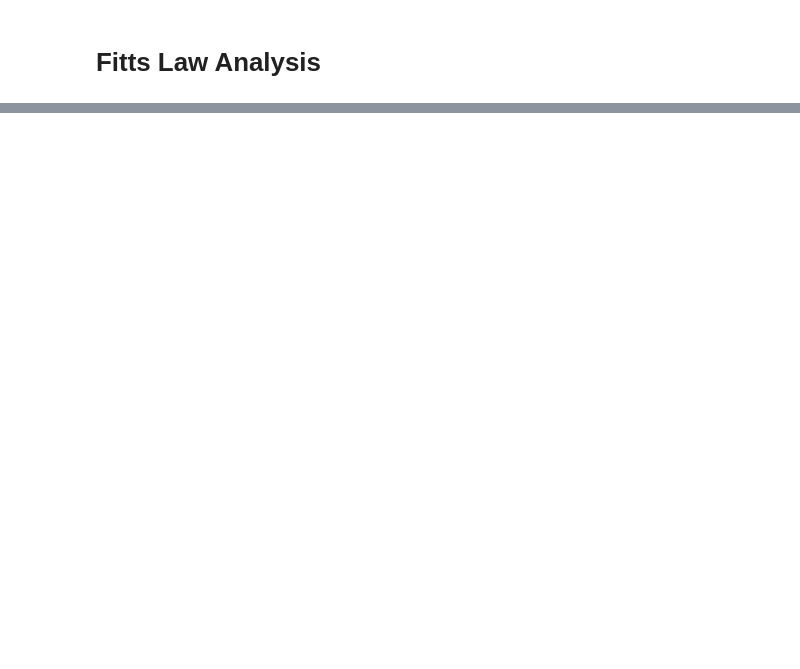
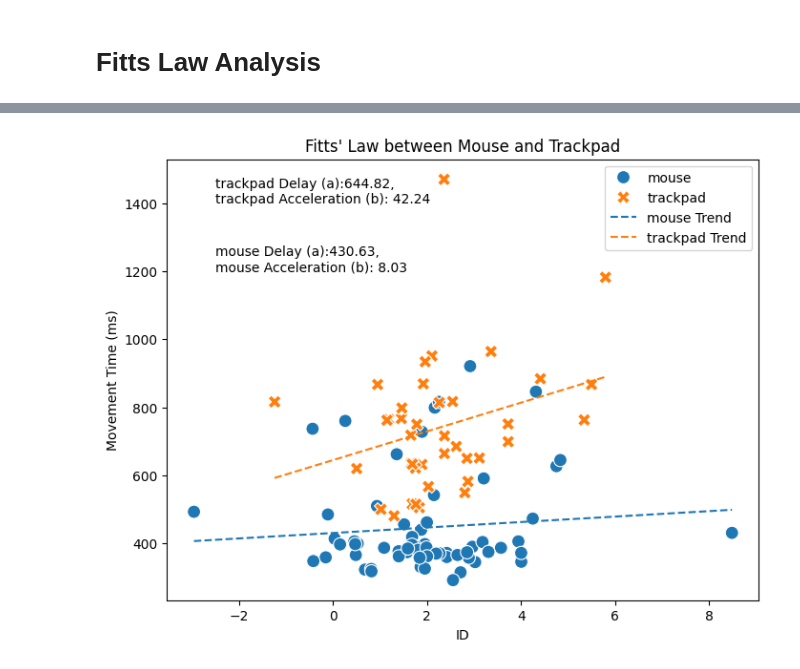
Before and after one commit to jharris876/COSC559_Group3, a Jupyter notebook: data_analysis.ipynb, the cells around one changed output, grey strips where cells are left out. Cells and saved outputs as stored; diff of their text form; code cells hidden in the pictures; blank space fills up the shorter version.

```diff
--- a/data_analysis.ipynb
+++ b/data_analysis.ipynb
@@ -98,0 +112,39 @@ group_conditions = [
+# %%
+import matplotlib.pyplot as plt
+import seaborn as sns
+import statsmodels.api as sm
+plt.figure(figsize=(8,6))
+
+sns.scatterplot(data=final_df, x='ID', y='timeDiff', hue='group', style='group', s=100)
+
+for group in final_df['group'].unique():
+    group_subset = final_df[final_df['group'] == group]
+
+    # Fit a OLS model for line
+    X = sm.add_constant(group_subset['ID'])
+    model = sm.OLS(group_subset['timeDiff'], X).fit()
+    # getting intercept and slope, our a and b values
+    slope, intercept = model.params['ID'], model.params['const']
+
+    # This is how were getting the lines
+    x_vals = np.linspace(group_subset['ID'].min(), group_subset['ID'].max(), 100)
+    y_vals = intercept + slope * x_vals
+    plt.plot(x_vals, y_vals, label=f'{group} Trend', linestyle='--')
+
+    # Adding text to show a (delay) and b (acceleration)
+    if group == 'trackpad':
+        plt.text(-2.5, 1400,
+                f'{group} Delay (a):{intercept:.2f},\n' + f'{group} Acceleration (b): {slope:.2f}',
+                fontsize=10, color='black')
+    else:
+        plt.text(-2.5, 1200,
+                f'{group} Delay (a):{intercept:.2f},\n' + f'{group} Acceleration (b): {slope:.2f}',
+                fontsize=10, color='black')
+
+plt.xlabel("ID")
+plt.ylabel("Movement Time (ms)")
+plt.title("Fitts' Law between Mouse and Trackpad")
+plt.legend()
+plt.show()
+# %% [output]
+[figure, added]
```
Also changed, not shown: parts of 7 cells of this notebook, 2 other files.
